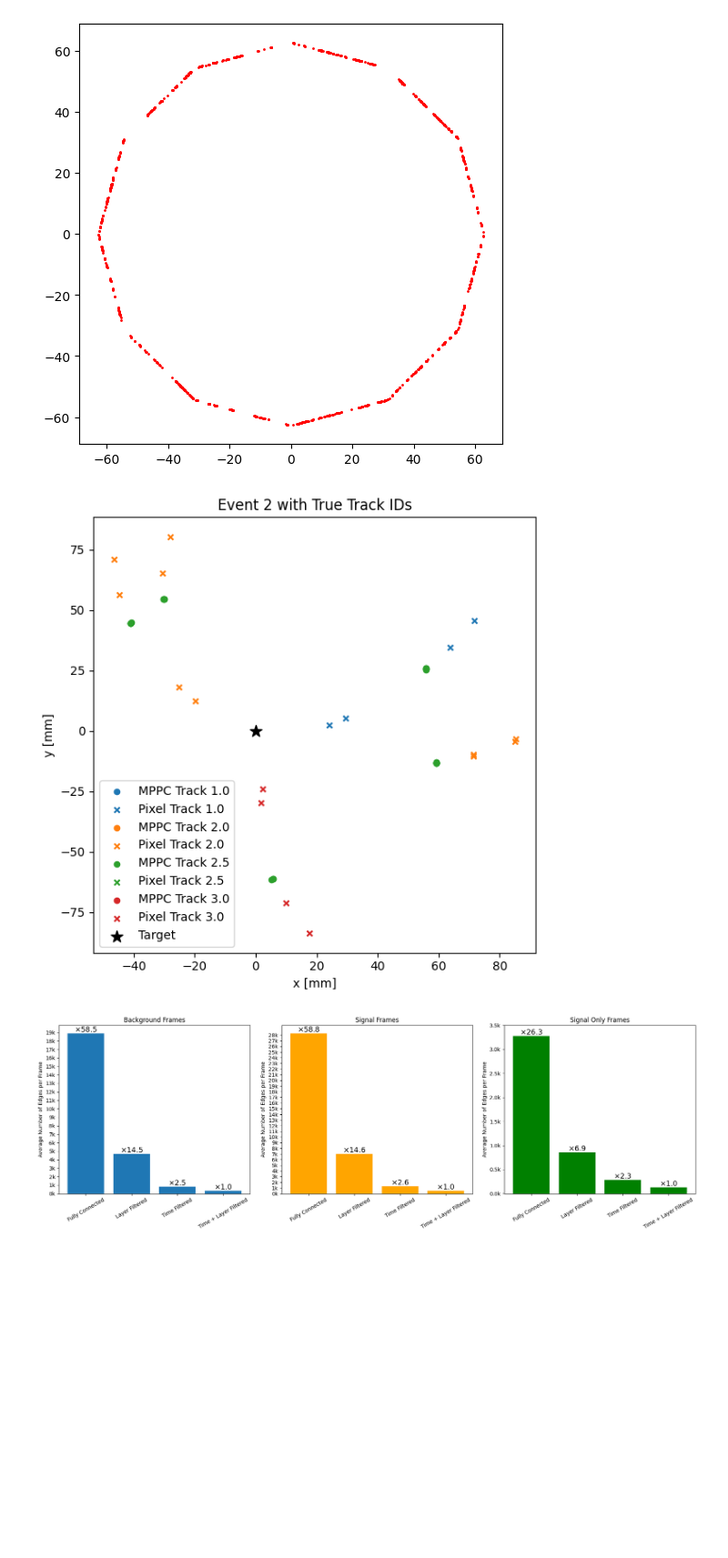
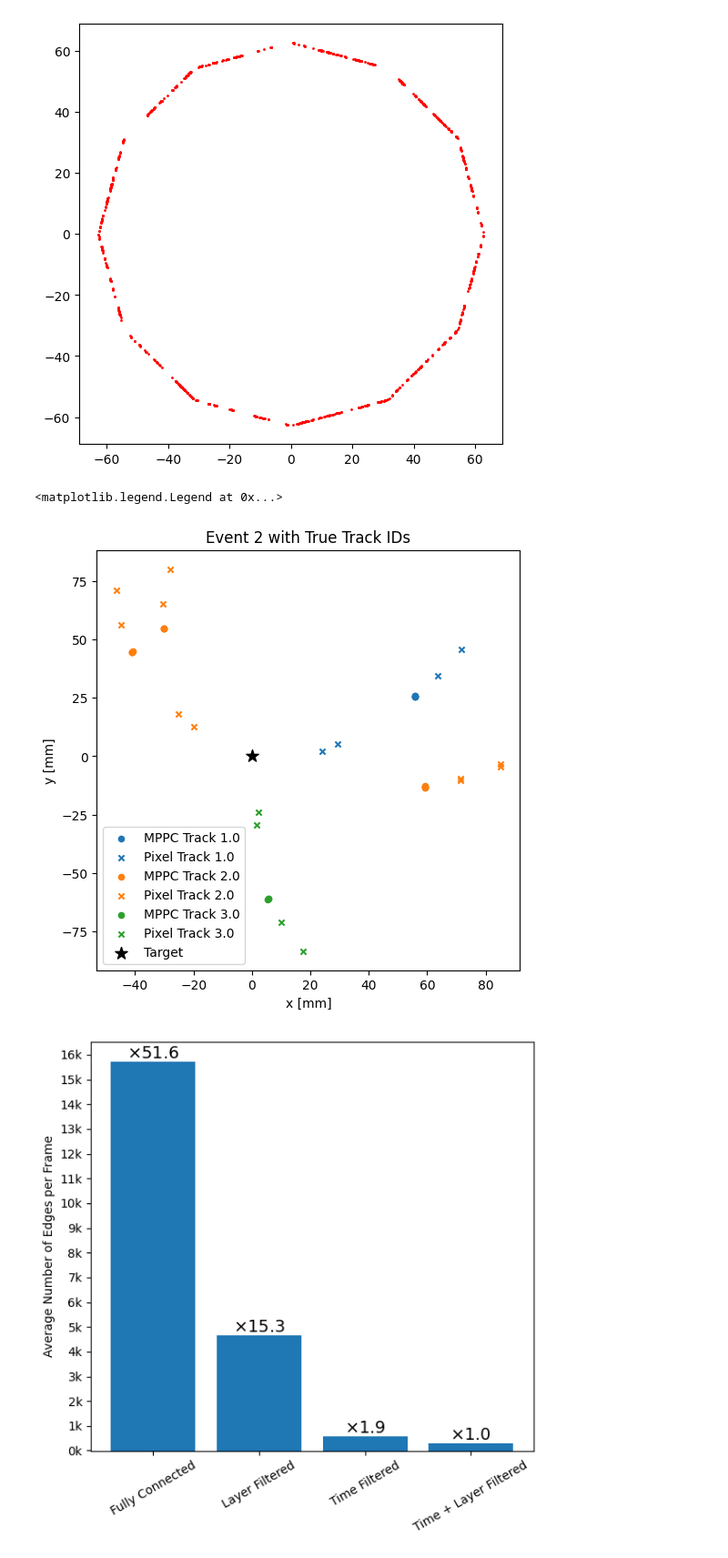
Before and after one commit to makoeppel/mu3e_gnn_trigger, a Jupyter notebook: notebooks_feature_plotting/EdgeNumbers.ipynb, the cells around one changed output. Shown: that part at 91% size. Drawn from its saved outputs; the diff is of its cells as text; code cells hidden in the pictures; blank space fills up the shorter version.

```diff
--- a/notebooks_feature_plotting/EdgeNumbers.ipynb
+++ b/notebooks_feature_plotting/EdgeNumbers.ipynb
@@ -39,7 +40,7 @@ ax.scatter(bg_mppc_spacetime[:100,:10, 0], bg_mppc_spacetime[:100,:10, 1], s=1,
 event_index = 2
 colors = plt.get_cmap("tab10", 10)
 fig, ax = plt.subplots(figsize=(6, 6))
-mppc_track_ids = sig_only_mppc_spacetime[event_index, :, 3]
+mppc_track_ids = sig_only_mppc_spacetime[event_index, :, 4]
 pixel_track_ids = sig_only_pixel_spacetime[event_index, :, 4]
 color_iter = 0
 for track_id in np.unique(np.concat([pixel_track_ids, mppc_track_ids])):
@@ -47,21 +48,22 @@ for track_id in np.unique(np.concat([pixel_track_ids, mppc_track_ids])):
         continue
     mask_track_mask = mppc_track_ids == track_id
     pix_track_mask = pixel_track_ids == track_id
+    color=colors(color_iter)
     ax.scatter(sig_only_mppc_spacetime[event_index, mask_track_mask, 0],
                sig_only_mppc_spacetime[event_index, mask_track_mask, 1],
-               s=20, color=colors(color_iter), label=f"MPPC Track {track_id}")
+               s=20, color=color,marker="o", label=f"MPPC Track {track_id}")
     ax.scatter(sig_only_pixel_spacetime[event_index, pix_track_mask, 0],
                sig_only_pixel_spacetime[event_index, pix_track_mask, 1],
-               s=20, color=colors(color_iter), marker="x", label=f"Pixel Track {track_id}")
+               s=20, color=color, marker="x", label=f"Pixel Track {track_id}")
     color_iter += 1
 ax.scatter([0], [0], s=100, color="black", marker="*", label="Target")
 ax.set_xlabel("x [mm]")
 ax.set_ylabel("y [mm]")
 ax.set_title(f"Event {event_index} with True Track IDs")
 ax.legend(loc="best")
-plt.tight_layout()
 # %% [output]
+<matplotlib.legend.Legend at 0x...>
-[figure, old version]
+[figure, new version]
 # %%
 import numpy as np
 
@@ -143,8 +145,9 @@ def count_layer_time_filtered_edges(pixel, mppc):
             l4 = np.sum(layers == 4)
 
             # mppc hits modulo 8
-            mppc_hits = np.sum(mppc[i, :, -1] % 8 == t % 8)
+            mppc_hits = np.sum(mppc[i, mask, -1] % 8 == t % 8)
 
+            # mppc self edges if time diff < 0.1
             num_edges_per_event[i] += (
                 l1 * l2
                 + l2 * mppc_hits
@@ -170,54 +173,56 @@ signal_time_layer_filtered_edges = count_layer_time_filtered_edges(sig_pixel_spa
 background_time_layer_filtered_edges = count_layer_time_filtered_edges(bg_pixel_spacetime, bg_mppc_spacetime)
 signal_only_time_layer_filtered_edges = count_layer_time_filtered_edges(sig_only_pixel_spacetime, sig_only_mppc_spacetime)
 # %%
-fig, ax = plt.subplots(1, 3, figsize=(18, 6))
+fig, ax = plt.subplots(1, 1, figsize=(1 * 6, 6))
 edge_count = np.array([background_fully_connected_edges.mean(), background_layer_filtered_edges.mean(), background_time_filtered_edges.mean(), background_time_layer_filtered_edges.mean()])
+ax = [ax]
 ax[0].bar(np.arange(4), edge_count)
 ax[0].set_ylabel('Average Number of Edges per Frame')
-ax[0].set_title('Background Frames')
+#ax[0].set_title('Background Frames')
 ax[0].set_xticks(np.arange(4))
 ax[0].set_xticklabels(['Fully Connected', 'Layer Filtered', 'Time Filtered', 'Time + Layer Filtered'], rotation=30)
 y_ticks = np.arange(1, np.ceil(np.max(edge_count) + 500), step=1000)
 ax[0].set_yticks(y_ticks)
 ax[0].set_yticklabels([f"{int(y/1000)}k" for y in y_ticks])
 
 
 # Annotate each bar with the difference to the time+layer filtered version
 for i in range(4):
     factor = edge_count[i] / edge_count[3]
     ax[0].text(i, edge_count[i], r"$\times$" + f"{factor:.1f}", ha='center', va='bottom', fontsize=14)
 
 edge_count = np.array([signal_fully_connected_edges.mean(), signal_layer_filtered_edges.mean(), signal_time_filtered_edges.mean(), signal_time_layer_filtered_edges.mean()])
-ax[1].bar(np.arange(4), edge_count, color='orange')
-ax[1].set_ylabel('Average Number of Edges per Frame')
-ax[1].set_title('Signal Frames')
-ax[1].set_xticks(np.arange(4))
-ax[1].set_xticklabels(['Fully Connected', 'Layer Filtered', 'Time Filtered', 'Time + Layer Filtered'], rotation=30)
-for i in range(4):
-    factor = edge_count[i] / edge_count[3]
-    ax[1].text(i, edge_count[i], r"$\times$" + f"{factor:.1f}", ha='center', va='bottom', fontsize=14)
-ax[1].set_yticks(np.arange(0, np.ceil(np.max(edge_count) + 500), step=1000))
-y_ticks = np.arange(1, np.ceil(np.max(edge_count) + 500), step=1000)
-ax[1].set_yticks(y_ticks)
-ax[1].set_yticklabels([f"{int(y/1000)}k" for y in y_ticks])
+if len(ax) > 1:
+    ax[1].bar(np.arange(4), edge_count, color='orange')
+    ax[1].set_ylabel('Average Number of Edges per Frame')
+    ax[1].set_title('Signal Frames')
+    ax[1].set_xticks(np.arange(4))
+    ax[1].set_xticklabels(['Fully Connected', 'Layer Filtered', 'Time Filtered', 'Time + Layer Filtered'], rotation=30)
+    for i in range(4):
+        factor = edge_count[i] / edge_count[3]
+        ax[1].text(i, edge_count[i], r"$\times$" + f"{factor:.1f}", ha='center', va='bottom', fontsize=14)
+    ax[1].set_yticks(np.arange(0, np.ceil(np.max(edge_count) + 500), step=1000))
+    y_ticks = np.arange(1, np.ceil(np.max(edge_count) + 500), step=1000)
+    ax[1].set_yticks(y_ticks)
+    ax[1].set_yticklabels([f"{int(y/1000)}k" for y in y_ticks])
+if len(ax) > 2:
+    edge_count = np.array([signal_only_fully_connected_edges.mean(), signal_only_layer_filtered_edges.mean(), signal_only_time_filtered_edges.mean(), signal_only_time_layer_filtered_edges.mean()])
+    ax[2].bar(np.arange(4), edge_count, color='green')
+    ax[2].set_ylabel('Average Number of Edges per Frame')
+    ax[2].set_title('Signal Only Frames')
+    ax[2].set_xticks(np.arange(4))
+    ax[2].set_xticklabels(['Fully Connected', 'Layer Filtered', 'Time Filtered', 'Time + Layer Filtered'], rotation=30)
+    for i in range(4):
+        factor = edge_count[i] / edge_count[3]
+        ax[2].text(i, edge_count[i], r"$\times$" + f"{factor:.1f}", ha='center', va='bottom', fontsize=14)
+    y_ticks = np.arange(1, np.ceil(np.max(edge_count) + 500), step=500)
+    ax[2].set_yticks(y_ticks)
+    ax[2].set_yticklabels([f"{float(y/1000):.1f}k" for y in y_ticks])
 
-edge_count = np.array([signal_only_fully_connected_edges.mean(), signal_only_layer_filtered_edges.mean(), signal_only_time_filtered_edges.mean(), signal_only_time_layer_filtered_edges.mean()])
-ax[2].bar(np.arange(4), edge_count, color='green')
-ax[2].set_ylabel('Average Number of Edges per Frame')
-ax[2].set_title('Signal Only Frames')
-ax[2].set_xticks(np.arange(4))
-ax[2].set_xticklabels(['Fully Connected', 'Layer Filtered', 'Time Filtered', 'Time + Layer Filtered'], rotation=30)
-for i in range(4):
-    factor = edge_count[i] / edge_count[3]
-    ax[2].text(i, edge_count[i], r"$\times$" + f"{factor:.1f}", ha='center', va='bottom', fontsize=14)
-y_ticks = np.arange(1, np.ceil(np.max(edge_count) + 500), step=500)
-ax[2].set_yticks(y_ticks)
-ax[2].set_yticklabels([f"{float(y/1000):.1f}k" for y in y_ticks])
-
-plt.tight_layout()
-plt.show()
+fig.tight_layout()
+fig.savefig(f"{PLOTS_DIR}/edge_count_comparison.png")
 # %% [output]
-[figure, old version]
+[figure, new version]
 # %%
 fig, ax = plt.subplots(1, 3, figsize=(18, 6))
 edge_count = np.array([background_fully_connected_edges.max(), background_layer_filtered_edges.max(), background_time_filtered_edges.max(), background_time_layer_filtered_edges.max()])
```
Also changed, not shown: parts of 3 cells of this notebook, 6 other files.
